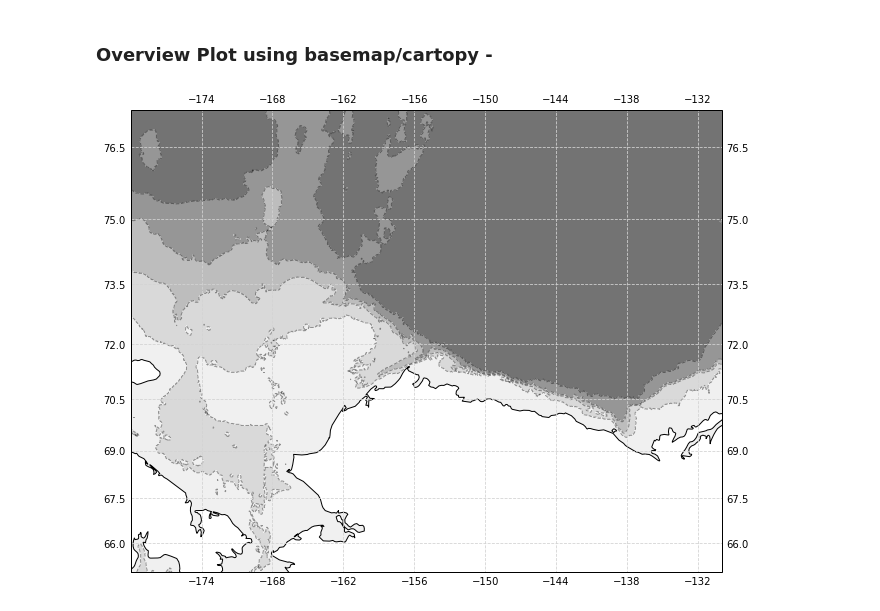
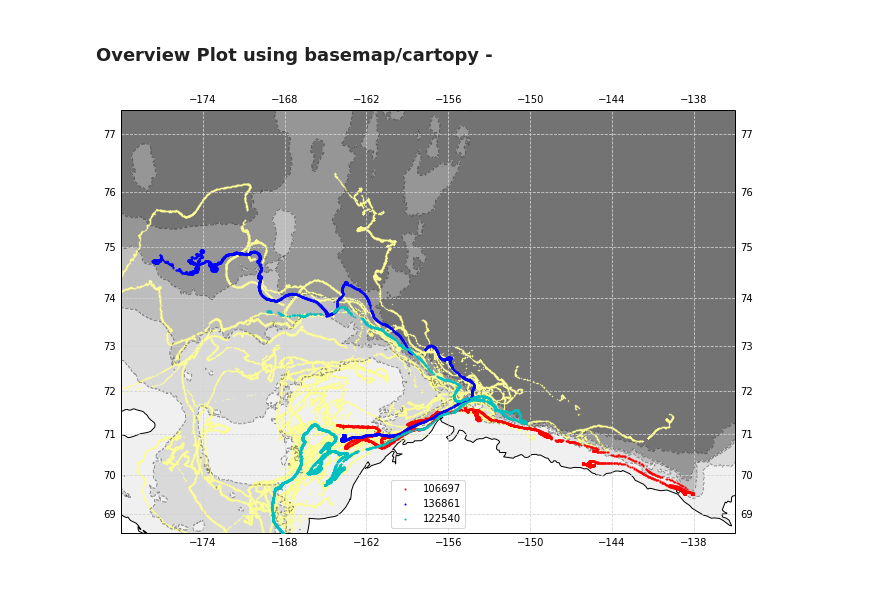
Before and after one commit to NOAA-PMEL/EcoFOCI_Jupyter_Notebooks, a Jupyter notebook: DrifterAnalysis/FOCI_Arctic_3drifter_shelfexample.ipynb, the cells around one changed output. Drawn from its saved outputs; the diff is of its cells as text; code cells hidden in the pictures; blank space fills up the shorter version.

```diff
--- a/DrifterAnalysis/FOCI_Arctic_3drifter_shelfexample.ipynb
+++ b/DrifterAnalysis/FOCI_Arctic_3drifter_shelfexample.ipynb
@@ -131,8 +132,8 @@ for arfloat in drifter:
 2018_Argos_Drifters_NRT
 2019_Argos_Drifters_NRT
 # %%
-dfg = dfs_2['2015_Argos_Drifters'].groupby(['trajectory_id']).get_group(136861)
-dfg2 = dfs_2['2017_Argos_Drifters'].groupby(['trajectory_id']).get_group(122540)
+dfg = dfs_2['2015_Argos_Drifters_NRT'].groupby(['trajectory_id']).get_group(136861)
+dfg2 = dfs_2['2017_Argos_Drifters_NRT'].groupby(['trajectory_id']).get_group(122540)
 # %%
 dfg = dfg['2015-07-22':]
 dfg['doy']=dfg.index.dayofyear
@@ -223,17 +224,24 @@ land_50m = cfeature.NaturalEarthFeature('physical', 'land', '50m',
                                         edgecolor='face',
                                         facecolor='1.0')
 
-extent = [-180, -130, 65, 76]
+extent = [-180, -135, 68.5, 76.5]
 
 erddap_etopo1()
 (topoin, lats, lons) = etopo1_subset(file='data/etopo1_tmp.nc')
 
 fig,ax = make_map(projection=projection)
 
-"""
+for float_yy in dfs_2.keys():
+    dfsg = dfs_2[float_yy].groupby(['trajectory_id'])
+    for argofloat in dfsg.groups:
+        ax.scatter(dfs_2[float_yy].groupby(['trajectory_id']).get_group(argofloat)['longitude (degrees_east)'],
+                   dfs_2[float_yy].groupby(['trajectory_id']).get_group(argofloat)['latitude (degrees_north)'],
+                   s=0.1, c='#FFFF99',zorder=2,transform=transformation, label='')
+
 ax.scatter(data['106697']['longitude']*-1, data['106697']['latitude'], s=1,
            c='r',zorder=3,transform=transformation,label='106697')
 
+"""
 for i in range(0,366,14):
     ax.scatter(data['106697'][data['106697']['doy'] == i].head(1)['longitude']*-1,
                data['106697'][data['106697']['doy'] == i].head(1)['latitude'],
@@ -245,11 +253,12 @@ for i in range(0,366,14):
                 data['106697'][data['106697']['doy'] == i].head(1)['latitude'],
                 "-".join([str(timetemp.index[0].year),str(timetemp.index[0].month),str(timetemp.index[0].day)]),
                 fontsize=8, transform=ccrs.Geodetic())
+"""
 #--
 ax.scatter(dfg['longitude (degrees_east)'],
            dfg['latitude (degrees_north)'], s=1,
            c='b',zorder=3,transform=transformation,label='136861')
-
+"""
 for i in range(0,366,14):
     ax.scatter(dfg[dfg['doy'] == i].head(1)['longitude (degrees_east)'],
                dfg[dfg['doy'] == i].head(1)['latitude (degrees_north)'],
@@ -262,37 +271,39 @@ for i in range(0,366,14):
                 "-".join([str(timetemp.index[0].year),str(timetemp.index[0].month),str(timetemp.index[0].day)]),
                 fontsize=8, transform=ccrs.Geodetic())
 
+"""
 #--
 ax.scatter(dfg2['longitude (degrees_east)'],
            dfg2['latitude (degrees_north)'], s=1,
            c='c',zorder=3,transform=transformation,label='122540')
 
+"""
 for i in range(0,366,14):
     ax.scatter(dfg2[dfg2['doy'] == i].head(1)['longitude (degrees_east)'],
                dfg2[dfg2['doy'] == i].head(1)['latitude (degrees_north)'],
                s=10,
                c='k', marker='+',zorder=3, transform=transformation, label='')
     timetemp = dfg2[dfg2['doy'] == i]
     if not (timetemp.empty):
         ax.text(dfg2[dfg2['doy'] == i].head(1)['longitude (degrees_east)'],
                 dfg2[dfg2['doy'] == i].head(1)['latitude (degrees_north)'],
                 "-".join([str(timetemp.index[0].year),str(timetemp.index[0].month),str(timetemp.index[0].day)]),
                 fontsize=8, transform=ccrs.Geodetic())
 
+"""
+leg = ax.legend(loc='lower center')
 
-leg = ax.legend(loc='lower center')
-"""
 ## bathymetry contours
 CS = plt.contour(lons, lats, topoin, [-1000, -200, -100, -50,],
                  colors='k', alpha=0.4, linewidths=1, zorder=2,
                  transform=transformation)
 CS = plt.contourf(lons, lats, topoin, [-1000, -200, -100, -50,],
                  colors=('#737373','#969696','#bdbdbd','#d9d9d9','#f0f0f0'), extend='both', zorder=1,
                  transform=transformation)
 
 ax.add_feature(land_50m)
 ax.coastlines(resolution='50m')
 ax.set_extent(extent)
 # %% [output]
-[figure, old version]
+[figure, new version]
 # %%
```
Also changed, not shown: parts of 3 cells of this notebook, 30 other files.
